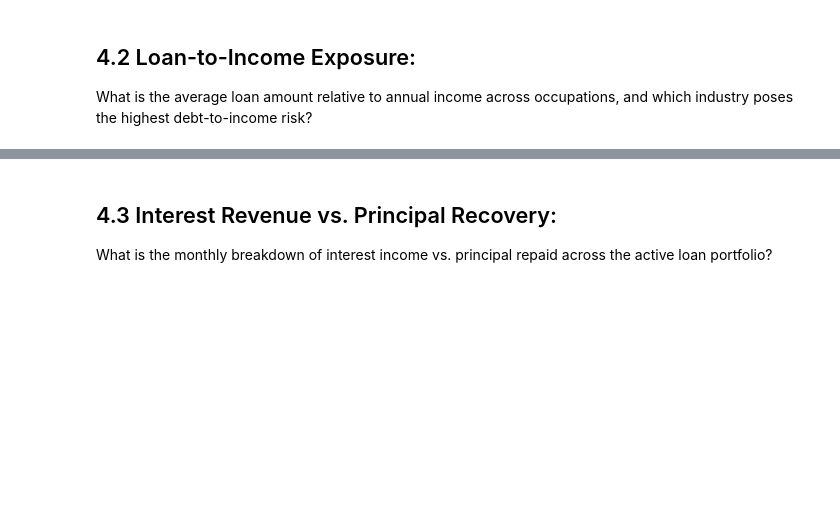
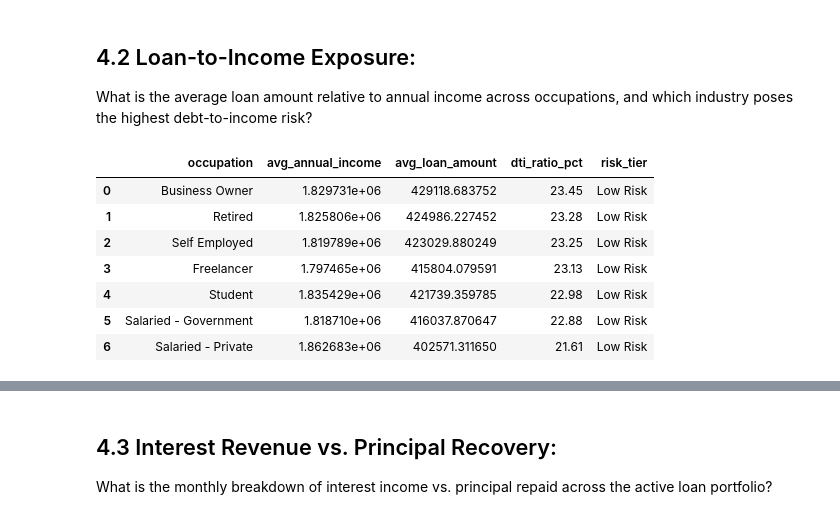
Before and after one commit to Kartika-Nidhi/Banking_Transaction_Analysis_SQL, a Jupyter notebook: BankingTransactions.ipynb, the cells around one changed output, grey strips where cells are left out. Saved outputs shown, nothing was run; the diff lists cells and outputs as text; code cells hidden in the pictures; blank space fills up the shorter version.

Commit message:
Loan Analysis Completed

```diff
--- a/BankingTransactions.ipynb
+++ b/BankingTransactions.ipynb
@@ -679,3 +679,35 @@ Gold Loans have the highest average credit score (~602.1), yet they also have th
 # %% [markdown]
 ## 4.2 Loan-to-Income Exposure:
 What is the average loan amount relative to annual income across occupations, and which industry poses the highest debt-to-income risk?
+# %%
+query = """
+SELECT
+    occupation,
+    AVG(annual_income) AS avg_annual_income,
+    AVG(loan_amount) AS avg_loan_amount,
+    ROUND((AVG(loan_amount) / AVG(annual_income)) * 100, 2) AS dti_ratio_pct,
+
+    CASE
+        WHEN (AVG(loan_amount) / AVG(annual_income)) * 100 < 36 THEN 'Low Risk'
+        WHEN (AVG(loan_amount) / AVG(annual_income)) * 100 BETWEEN 36 AND 49 THEN 'Moderate Risk'
+        WHEN (AVG(loan_amount) / AVG(annual_income)) * 100 BETWEEN 50 AND 60 THEN 'High Risk'
+        ELSE 'Critical Risk'
+    END AS risk_tier
+FROM customers AS c
+JOIN loans AS l
+    ON c.customer_id = l.customer_id
+GROUP BY occupation
+ORDER BY dti_ratio_pct DESC;
+"""
+
+df = pd.read_sql(query, engine)
+df
+# %% [output]
+|  | occupation | avg_annual_income | avg_loan_amount | dti_ratio_pct | risk_tier |
+| 0 | Business Owner | 1.829731e+06 | 429118.683752 | 23.45 | Low Risk |
+| 1 | Retired | 1.825806e+06 | 424986.227452 | 23.28 | Low Risk |
+| 2 | Self Employed | 1.819789e+06 | 423029.880249 | 23.25 | Low Risk |
+| 3 | Freelancer | 1.797465e+06 | 415804.079591 | 23.13 | Low Risk |
+| 4 | Student | 1.835429e+06 | 421739.359785 | 22.98 | Low Risk |
+| 5 | Salaried - Government | 1.818710e+06 | 416037.870647 | 22.88 | Low Risk |
+| 6 | Salaried - Private | 1.862683e+06 | 402571.311650 | 21.61 | Low Risk |
```
Also changed, not shown: parts of 3 cells of this notebook.
